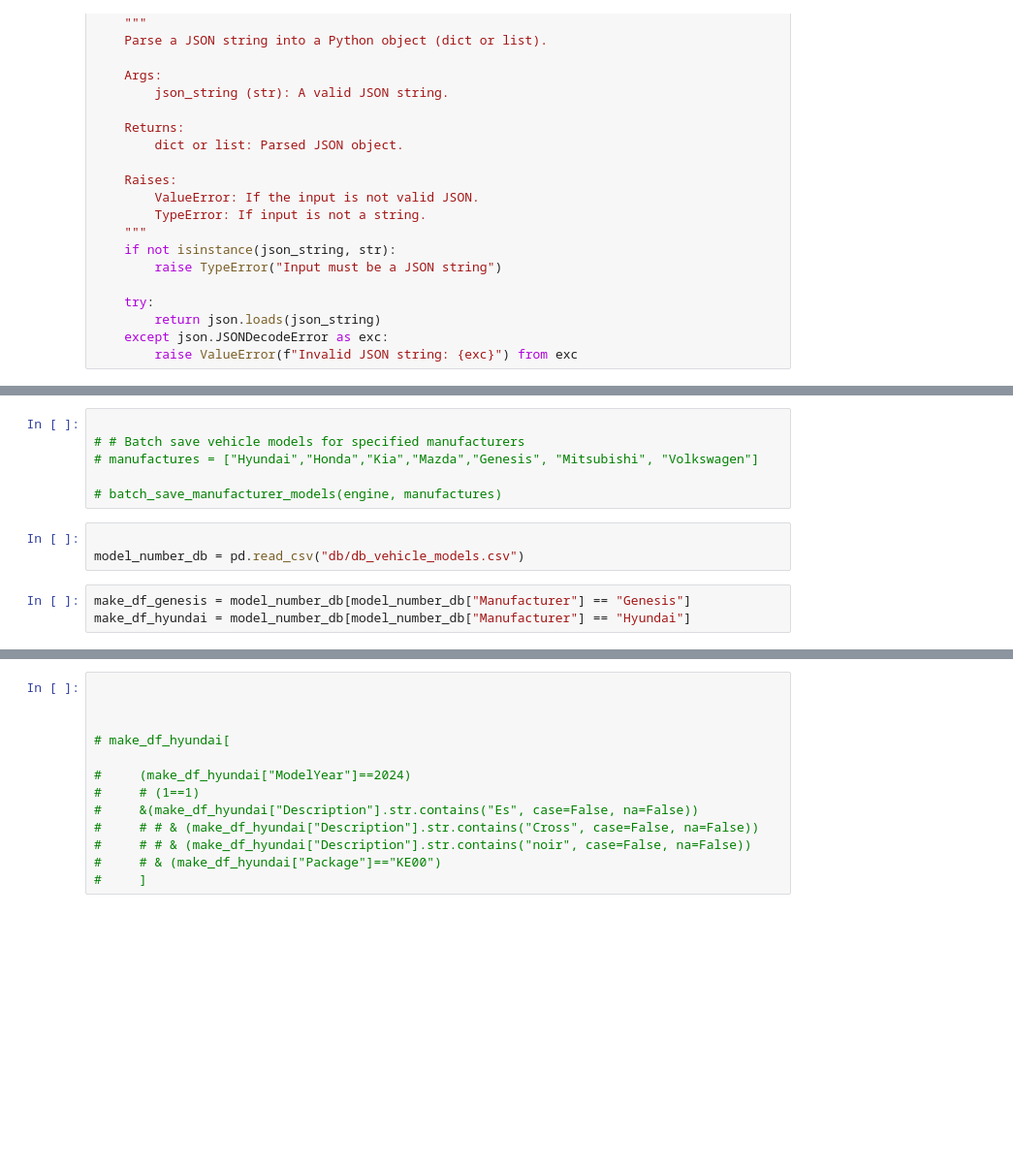
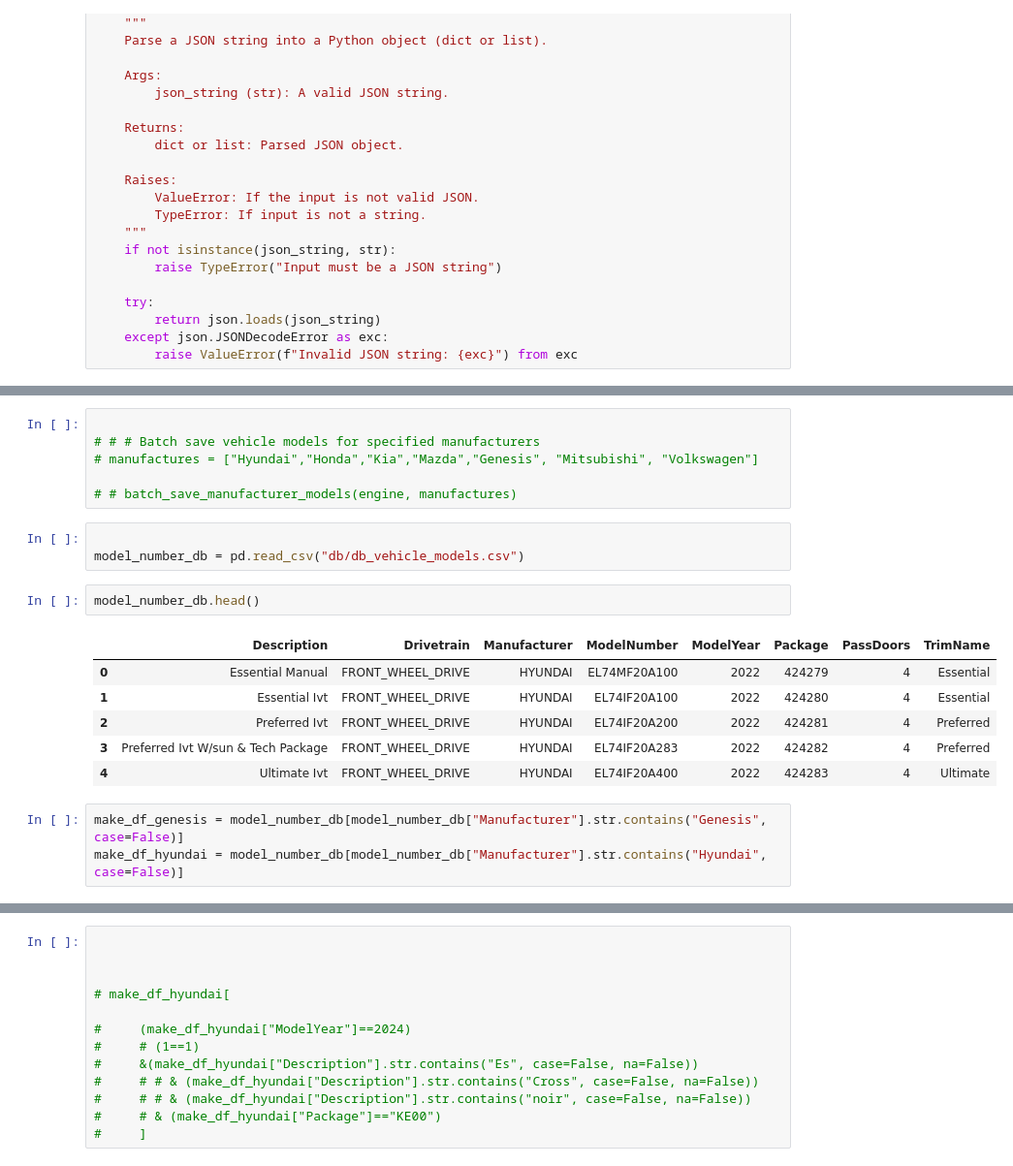
Before and after one commit to MeliPax/OEM_Accessories_v1, a Jupyter notebook: accy_v2/model_lookup/veh_model_service.ipynb, the cells around one changed output, grey strips where cells are left out. Shown at 97% size. Drawn from its saved outputs; the diff is of its cells as text; blank space fills up the shorter version.

```diff
--- a/accy_v2/model_lookup/veh_model_service.ipynb
+++ b/accy_v2/model_lookup/veh_model_service.ipynb
@@ -35,12 +38,21 @@ engine = create_engine_from_env()
 # %%
 
-# # Batch save vehicle models for specified manufacturers
+# # # Batch save vehicle models for specified manufacturers
 # manufactures = ["Hyundai","Honda","Kia","Mazda","Genesis", "Mitsubishi", "Volkswagen"]
 
-# batch_save_manufacturer_models(engine, manufactures)
+# # batch_save_manufacturer_models(engine, manufactures)
 # %%
 
 model_number_db = pd.read_csv("db/db_vehicle_models.csv")
+# %%
+model_number_db.head()
+# %% [output]
+|  | Description | Drivetrain | Manufacturer | ModelNumber | ModelYear | Package | PassDoors | TrimName |
+| 0 | Essential Manual | FRONT_WHEEL_DRIVE | HYUNDAI | EL74MF20A100 | 2022 | 424279 | 4 | Essential |
+| 1 | Essential Ivt | FRONT_WHEEL_DRIVE | HYUNDAI | EL74IF20A100 | 2022 | 424280 | 4 | Essential |
+| 2 | Preferred Ivt | FRONT_WHEEL_DRIVE | HYUNDAI | EL74IF20A200 | 2022 | 424281 | 4 | Preferred |
+| 3 | Preferred Ivt W/sun & Tech Package | FRONT_WHEEL_DRIVE | HYUNDAI | EL74IF20A283 | 2022 | 424282 | 4 | Preferred |
+| 4 | Ultimate Ivt | FRONT_WHEEL_DRIVE | HYUNDAI | EL74IF20A400 | 2022 | 424283 | 4 | Ultimate |
 # %%
-make_df_genesis = model_number_db[model_number_db["Manufacturer"] == "Genesis"]
-make_df_hyundai = model_number_db[model_number_db["Manufacturer"] == "Hyundai"]
+make_df_genesis = model_number_db[model_number_db["Manufacturer"].str.contains("Genesis", case=False)]
+make_df_hyundai = model_number_db[model_number_db["Manufacturer"].str.contains("Hyundai", case=False)]
```
Also changed, not shown: parts of 7 cells of this notebook, 31 other files.
